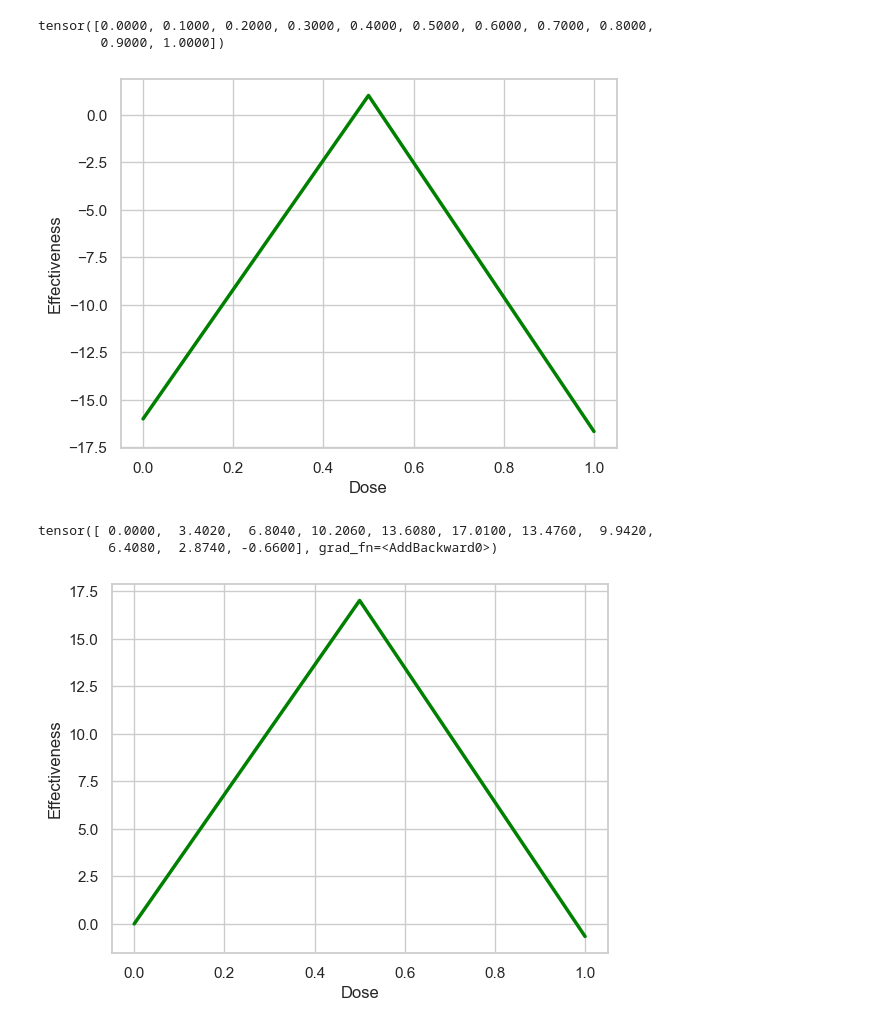
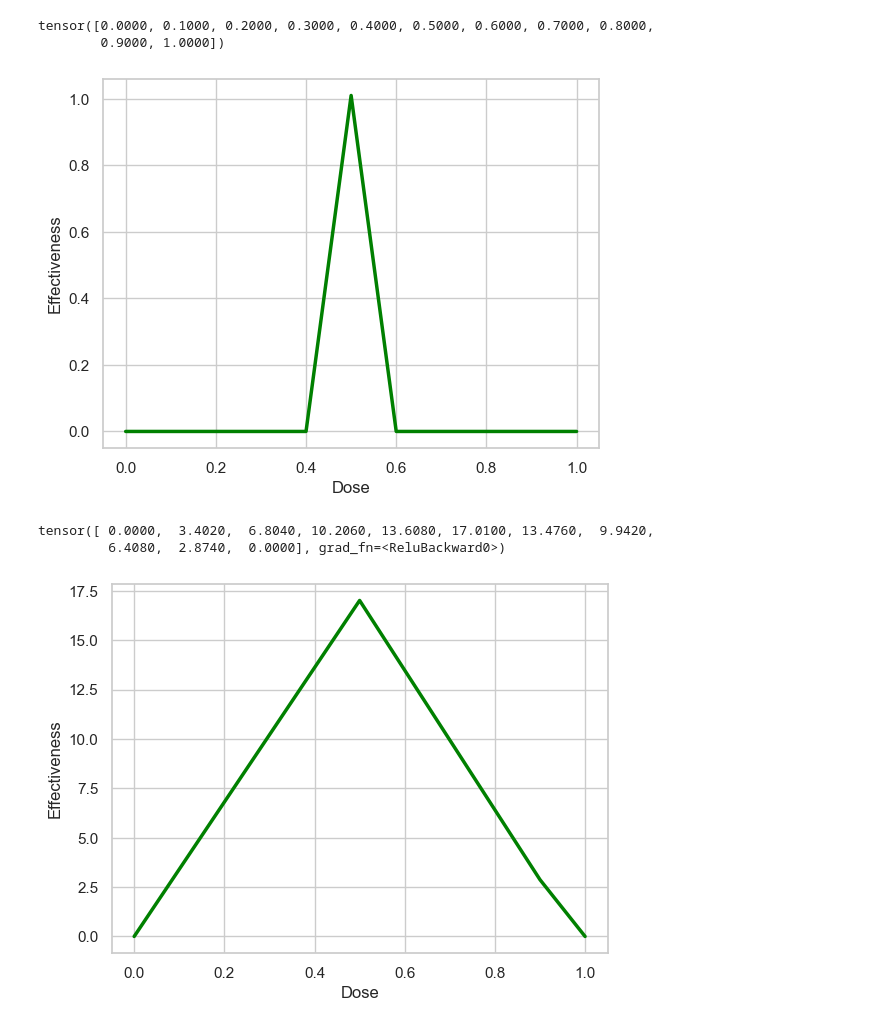
Before and after one commit to zaki982/Deep-Learning-using-PyTorch, a Jupyter notebook: introduction.ipynb, the cells around one changed output. Cells and saved outputs as stored; diff of their text form; code cells hidden in the pictures.

```diff
--- a/introduction.ipynb
+++ b/introduction.ipynb
@@ -25,35 +25,36 @@ class BasicNN(nn.Module):
 
     def forward(self, input): # define the forward pass of the network
         input_to_top_relu = input * self.w00 + self.b00
         top_relu_output =  F.relu(input_to_top_relu)
         scaled_top_relu_output = top_relu_output * self.w01
 
         input_to_bottom_relu = input * self.w10 + self.b10
         bottom_relu_output = F.relu(input_to_bottom_relu)
         scaled_bottom_relu_output = bottom_relu_output * self.w11
 
-        output = scaled_top_relu_output + scaled_bottom_relu_output + self.final_bias
+        input_to_final_relu = scaled_top_relu_output + scaled_bottom_relu_output + self.final_bias
+        output = F.relu(input_to_final_relu)
         return output
 
 input_values= torch.linspace(start=0, end=1, steps=11)
 
 print(input_values)
 
 model=BasicNN()
 
 output_values=model(input_values)
 
 
 
 sns.set_theme(style="whitegrid")
 sns.lineplot(x=input_values,y=output_values, color="green", linewidth=2.5)
 plt.ylabel("Effectiveness")
 plt.xlabel("Dose")
 plt.show()
 # %% [output]
 tensor([0.0000, 0.1000, 0.2000, 0.3000, 0.4000, 0.5000, 0.6000, 0.7000, 0.8000,
         0.9000, 1.0000])
-[figure, old version]
+[figure, new version]
 # %%
 # create a train model
 class BasicNN_train(nn.Module):
@@ -79,7 +80,8 @@ class BasicNN_train(nn.Module):
         bottom_relu_output = F.relu(input_to_bottom_relu)
         scaled_bottom_relu_output = bottom_relu_output * self.w11
 
-        output = scaled_top_relu_output + scaled_bottom_relu_output + self.final_bias
+        input_to_final_relu = scaled_top_relu_output + scaled_bottom_relu_output + self.final_bias
+        output = F.relu(input_to_final_relu)
         return output
 
 input_values= torch.linspace(start=0, end=1, steps=11)
@@ -99,8 +101,8 @@ plt.xlabel("Dose")
 plt.show()
 # %% [output]
 tensor([ 0.0000,  3.4020,  6.8040, 10.2060, 13.6080, 17.0100, 13.4760,  9.9420,
-         6.4080,  2.8740, -0.6600], grad_fn=<AddBackward0>)
+         6.4080,  2.8740,  0.0000], grad_fn=<ReluBackward0>)
-[figure, old version]
+[figure, new version]
 # %%
 # creating small training data
 inputs= torch.tensor([0.,0.5,1.])
```
Also changed, not shown: parts of 1 cell of this notebook.
